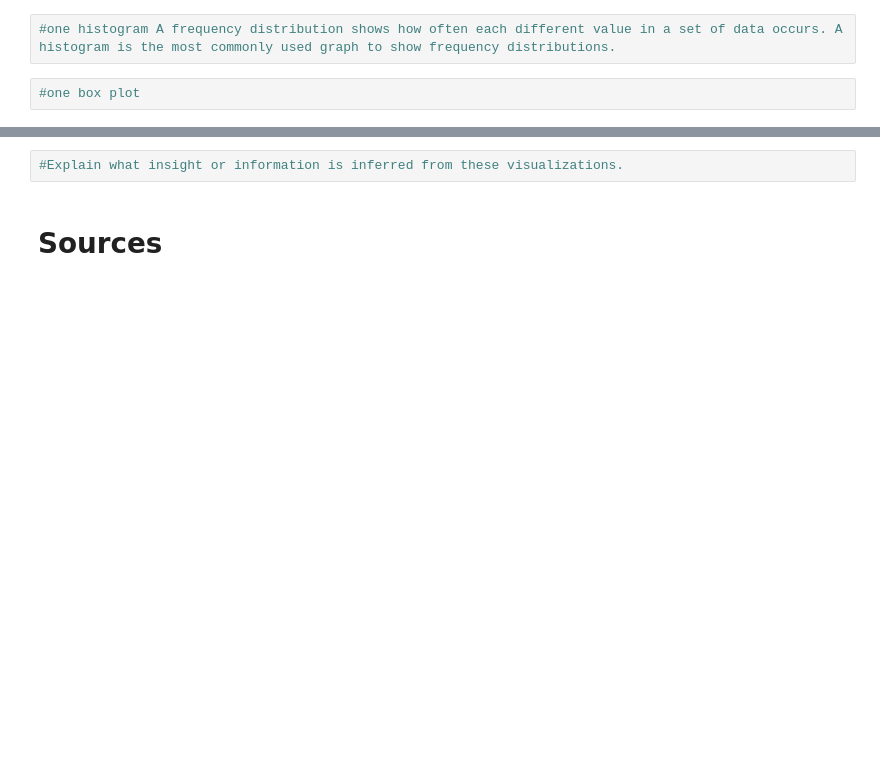
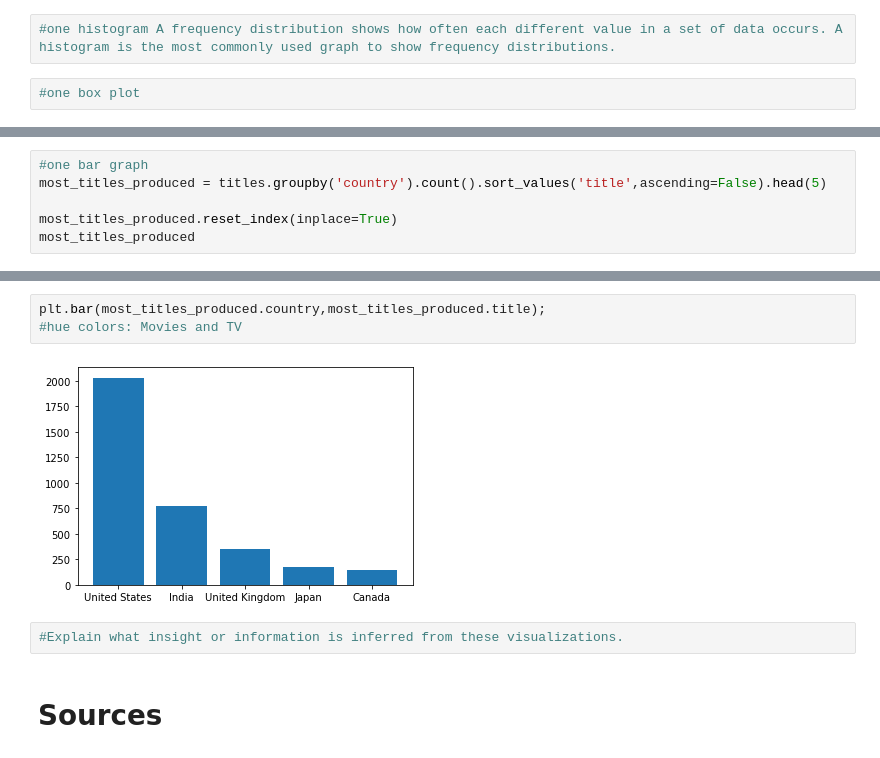
Before and after one commit to ta-data-mexpt/project-dataviz, a Jupyter notebook: Data Visualization Jupyter Notebook.ipynb, the cells around one changed output, grey strips where cells are left out. Saved outputs shown, nothing was run; the diff lists cells and outputs as text; blank space fills up the shorter version.

```diff
--- a/Data Visualization Jupyter Notebook.ipynb
+++ b/Data Visualization Jupyter Notebook.ipynb
@@ -131,0 +163,6 @@ array(['Paid work', 'Education', 'Care for household members ',
+# %%
+#one bar graph
+most_titles_produced = titles.groupby('country').count().sort_values('title',ascending=False).head(5)
+
+most_titles_produced.reset_index(inplace=True)
+most_titles_produced
@@ -132,3 +176,8 @@ array(['Paid work', 'Education', 'Care for household members ',
+# %%
+plt.bar(most_titles_produced.country,most_titles_produced.title);
+#hue colors: Movies and TV
+# %% [output]
+[figure, added]
 # %%
 #Explain what insight or information is inferred from these visualizations.
 # %% [markdown]
```
Also changed, not shown: parts of 10 cells of this notebook, 1 other file.
